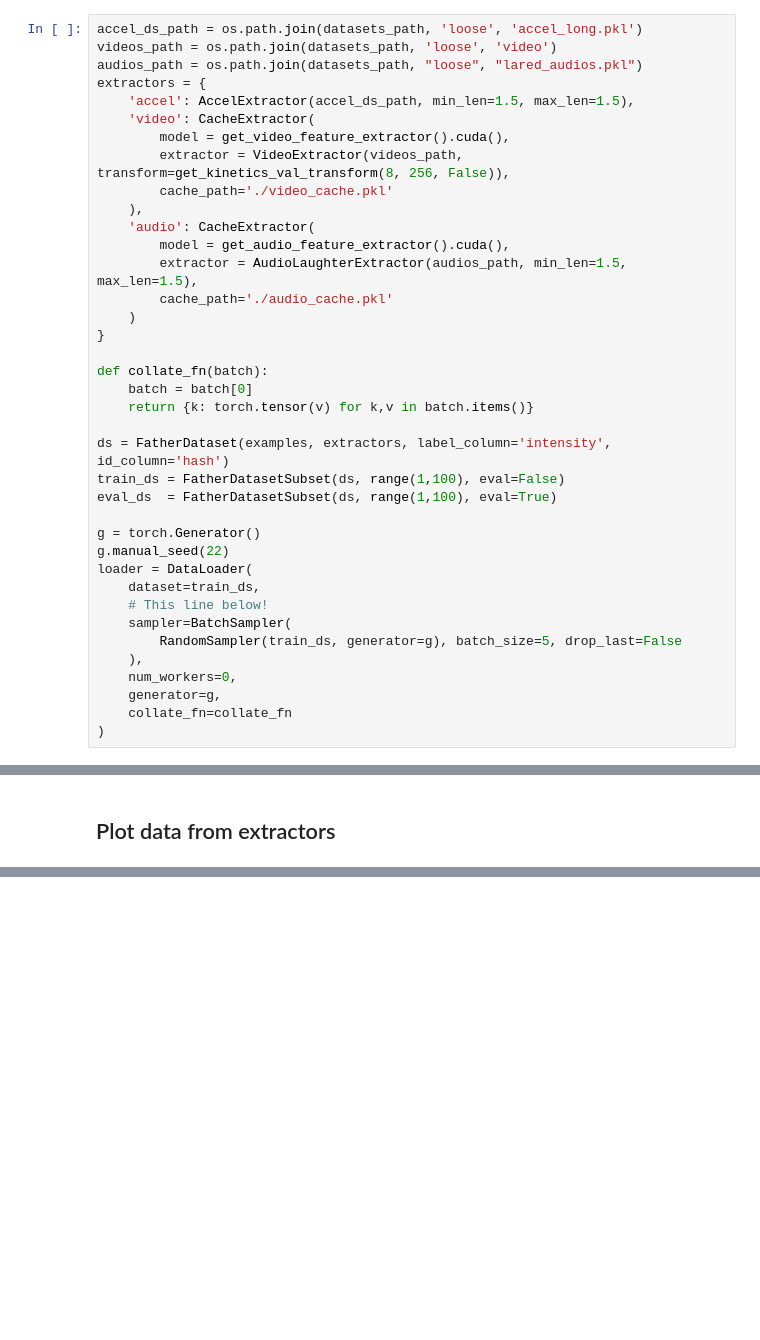
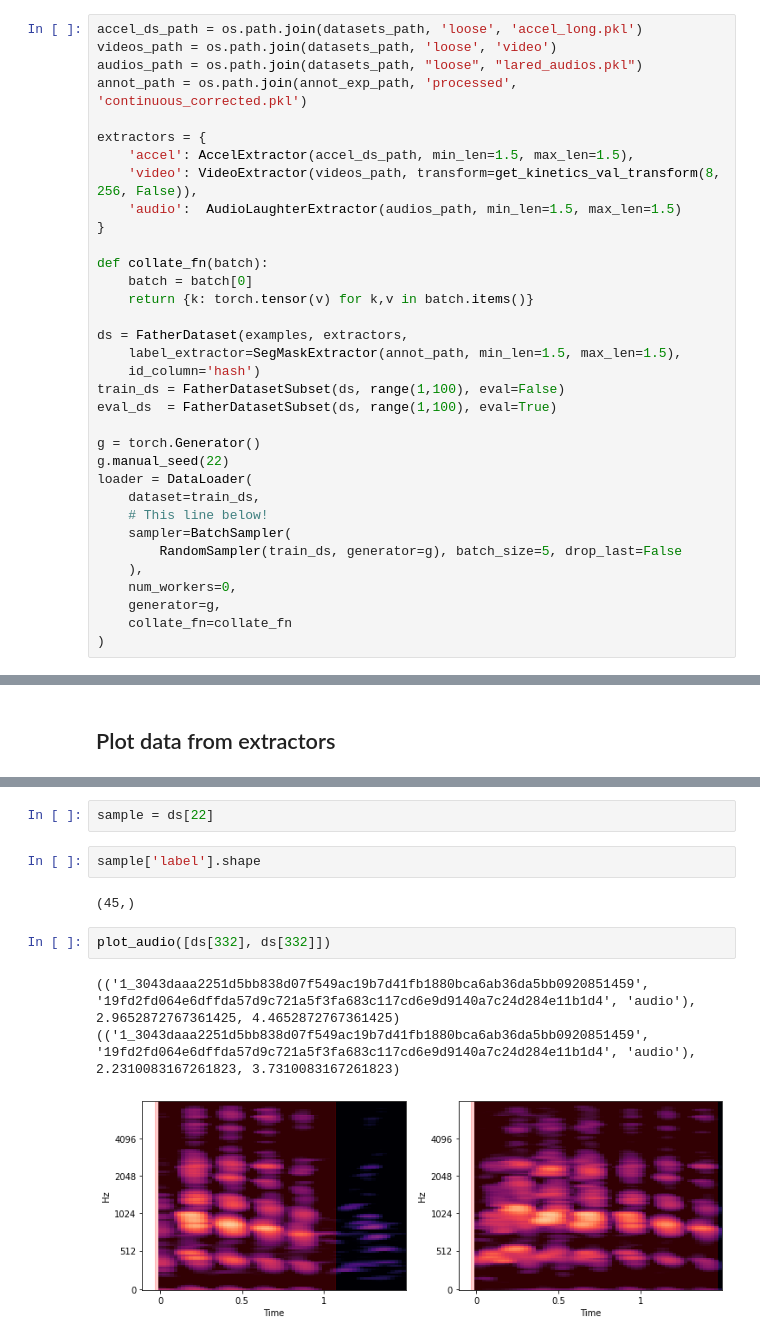
Before and after one commit to josedvq/lared-laughter, a Jupyter notebook: fusion/dataset/test.ipynb, the cells around one changed output, grey strips where cells are left out. Cells and saved outputs as stored; diff of their text form; blank space fills up the shorter version.

```diff
--- a/fusion/dataset/test.ipynb
+++ b/fusion/dataset/test.ipynb
@@ -29,25 +28,21 @@ examples[(examples['hash'] == '72fe462eccb27f971193e5724c64a7c4537f04bc88593f180
 accel_ds_path = os.path.join(datasets_path, 'loose', 'accel_long.pkl')
 videos_path = os.path.join(datasets_path, 'loose', 'video')
 audios_path = os.path.join(datasets_path, "loose", "lared_audios.pkl")
+annot_path = os.path.join(annot_exp_path, 'processed', 'continuous_corrected.pkl')
+
 extractors = {
     'accel': AccelExtractor(accel_ds_path, min_len=1.5, max_len=1.5),
-    'video': CacheExtractor(
-        model = get_video_feature_extractor().cuda(),
-        extractor = VideoExtractor(videos_path, transform=get_kinetics_val_transform(8, 256, False)),
-        cache_path='./video_cache.pkl'
-    ),
-    'audio': CacheExtractor(
-        model = get_audio_feature_extractor().cuda(),
-        extractor = AudioLaughterExtractor(audios_path, min_len=1.5, max_len=1.5),
-        cache_path='./audio_cache.pkl'
-    )
+    'video': VideoExtractor(videos_path, transform=get_kinetics_val_transform(8, 256, False)),
+    'audio':  AudioLaughterExtractor(audios_path, min_len=1.5, max_len=1.5)
 }
 
 def collate_fn(batch):
     batch = batch[0]
     return {k: torch.tensor(v) for k,v in batch.items()}
 
-ds = FatherDataset(examples, extractors, label_column='intensity', id_column='hash')
+ds = FatherDataset(examples, extractors,
+    label_extractor=SegMaskExtractor(annot_path, min_len=1.5, max_len=1.5),
+    id_column='hash')
 train_ds = FatherDatasetSubset(ds, range(1,100), eval=False)
 eval_ds  = FatherDatasetSubset(ds, range(1,100), eval=True)
 
@@ -140,0 +65,12 @@ ds[[1,4]]
+# %%
+sample = ds[22]
+# %%
+sample['label'].shape
+# %% [output]
+(45,)
+# %%
+plot_audio([ds[332], ds[332]])
+# %% [output]
+(('1_3043daaa2251d5bb838d07f549ac19b7d41fb1880bca6ab36da5bb0920851459', '19fd2fd064e6dffda57d9c721a5f3fa683c117cd6e9d9140a7c24d284e11b1d4', 'audio'), 2.9652872767361425, 4.4652872767361425)
+(('1_3043daaa2251d5bb838d07f549ac19b7d41fb1880bca6ab36da5bb0920851459', '19fd2fd064e6dffda57d9c721a5f3fa683c117cd6e9d9140a7c24d284e11b1d4', 'audio'), 2.2310083167261823, 3.7310083167261823)
+[figure, added]
```
Also changed, not shown: parts of 13 cells of this notebook, 26 other files.
